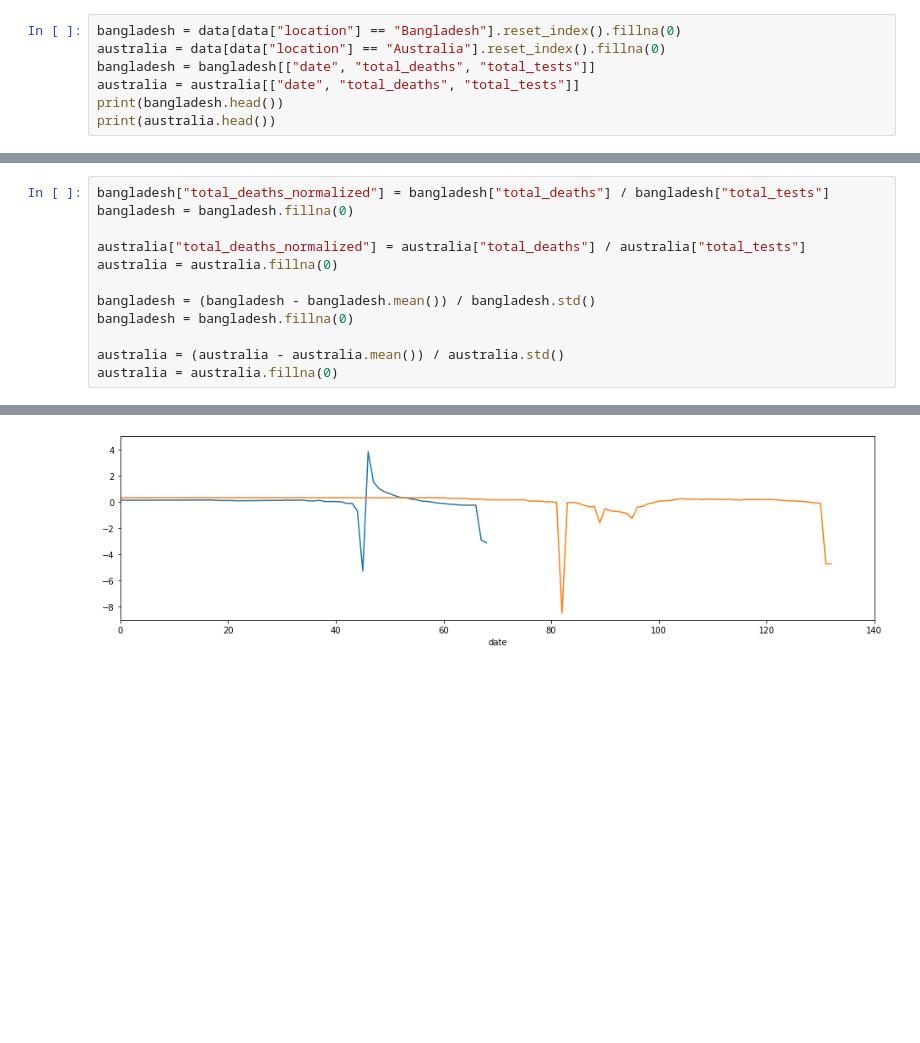
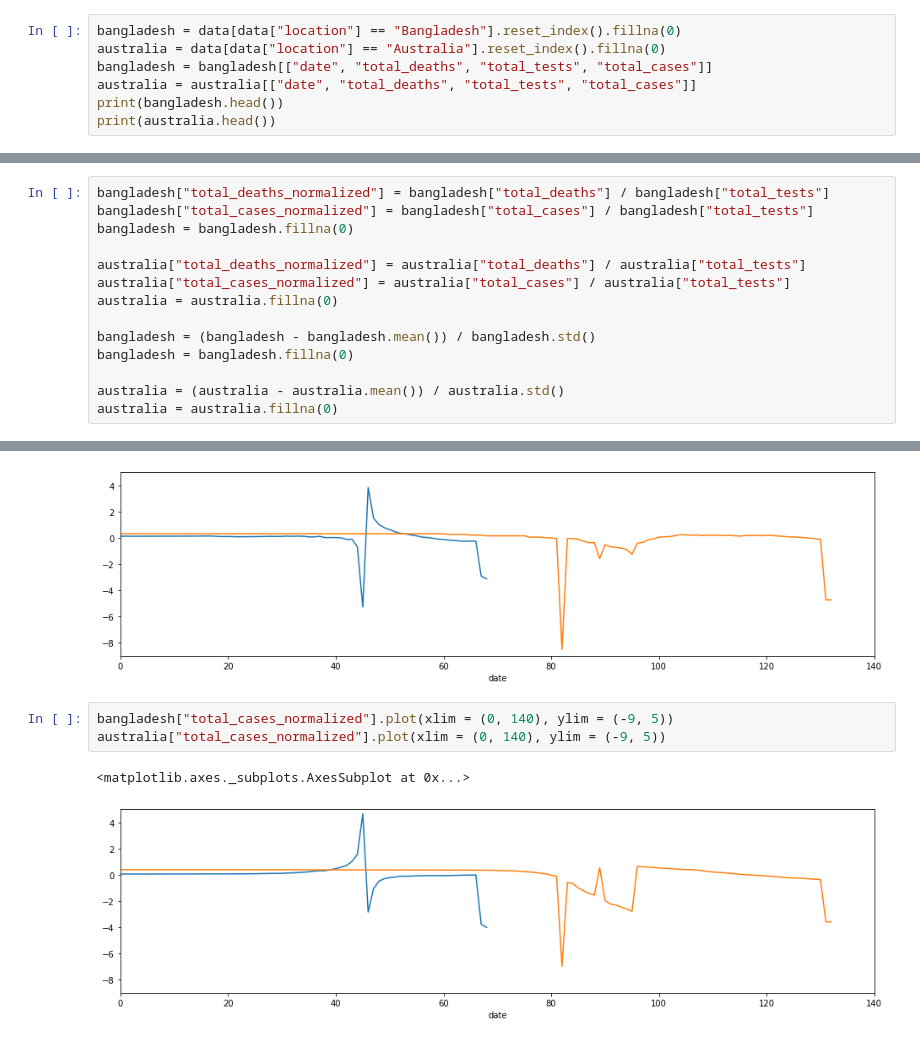
Before and after one commit to mashnoon1234/analyzing-covid19-data, a Jupyter notebook: covid19-data-analysis.ipynb, the cells around one changed output, grey strips where cells are left out. Saved outputs shown, nothing was run; the diff lists cells and outputs as text; blank space fills up the shorter version.

Commit message:
add normalized total cases with plot

```diff
--- a/covid19-data-analysis.ipynb
+++ b/covid19-data-analysis.ipynb
@@ -40,8 +40,8 @@ print(data.head())
 # %%
 bangladesh = data[data["location"] == "Bangladesh"].reset_index().fillna(0)
 australia = data[data["location"] == "Australia"].reset_index().fillna(0)
-bangladesh = bangladesh[["date", "total_deaths", "total_tests"]]
-australia = australia[["date", "total_deaths", "total_tests"]]
+bangladesh = bangladesh[["date", "total_deaths", "total_tests", "total_cases"]]
+australia = australia[["date", "total_deaths", "total_tests", "total_cases"]]
 print(bangladesh.head())
 print(australia.head())
 # %% [output]
@@ -87,8 +87,10 @@ date
 # %%
 bangladesh["total_deaths_normalized"] = bangladesh["total_deaths"] / bangladesh["total_tests"]
+bangladesh["total_cases_normalized"] = bangladesh["total_cases"] / bangladesh["total_tests"]
 bangladesh = bangladesh.fillna(0)
 
 australia["total_deaths_normalized"] = australia["total_deaths"] / australia["total_tests"]
+australia["total_cases_normalized"] = australia["total_cases"] / australia["total_tests"]
 australia = australia.fillna(0)
 
 bangladesh = (bangladesh - bangladesh.mean()) / bangladesh.std()
@@ -118,3 +124,9 @@ australia["total_deaths_normalized"].plot(xlim = (0, 140), ylim = (-9, 5))
 # %% [output]
 <matplotlib.axes._subplots.AxesSubplot at 0x...>
 [figure]
+# %%
+bangladesh["total_cases_normalized"].plot(xlim = (0, 140), ylim = (-9, 5))
+australia["total_cases_normalized"].plot(xlim = (0, 140), ylim = (-9, 5))
+# %% [output]
+<matplotlib.axes._subplots.AxesSubplot at 0x...>
+[figure, added]
```
Also changed, not shown: parts of 3 cells of this notebook.
